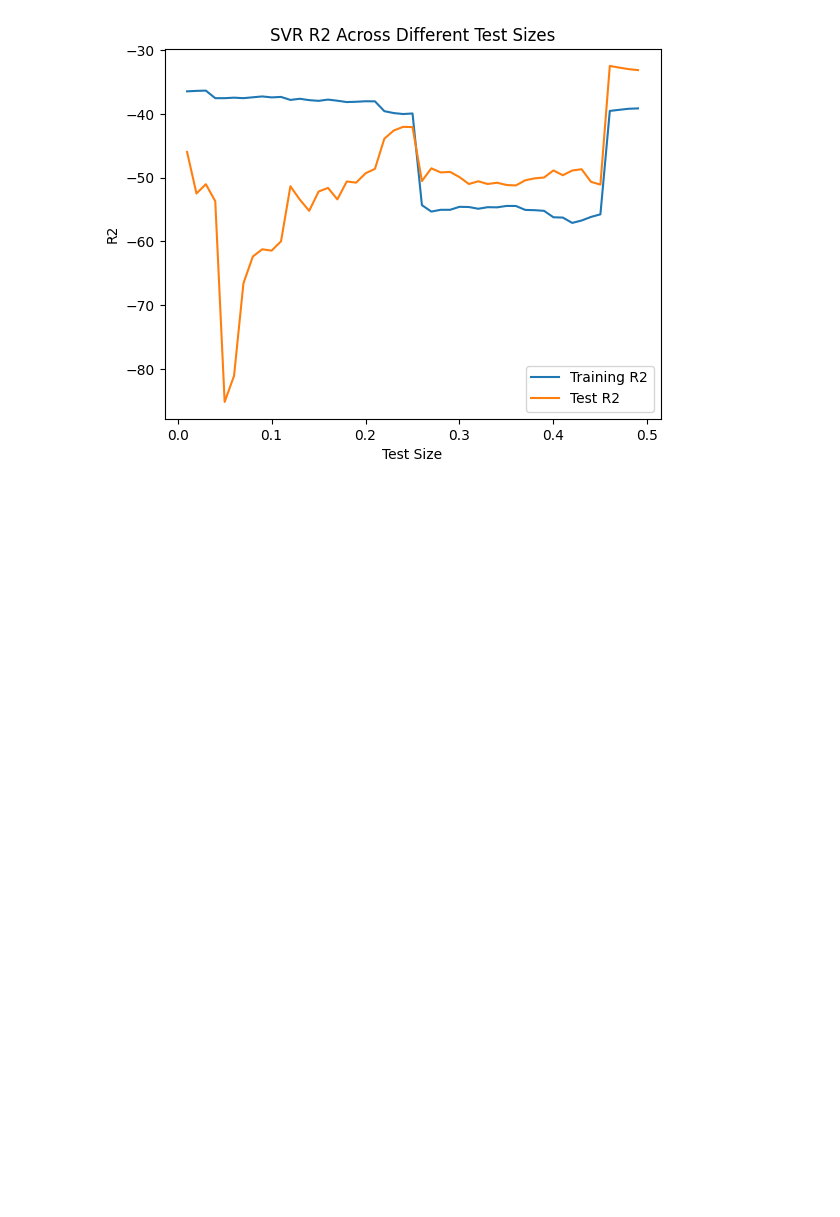
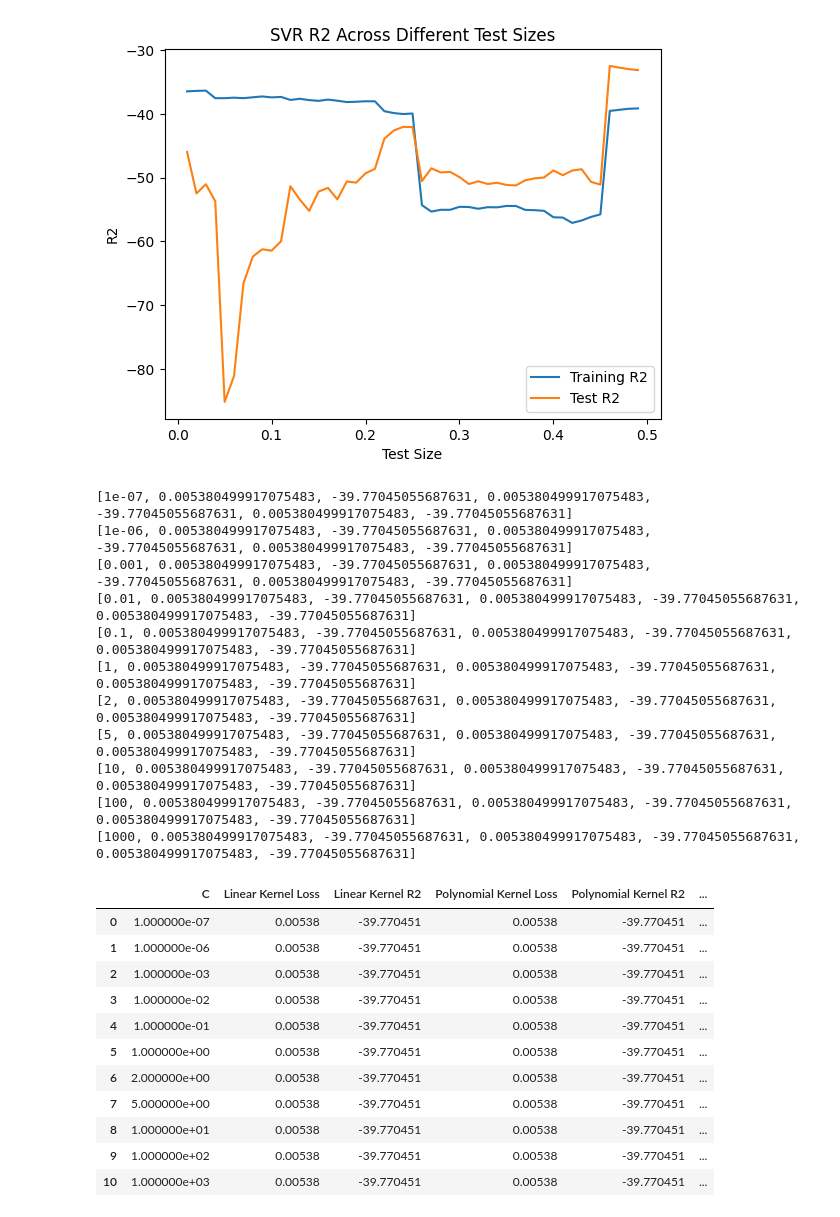
Before and after one commit to NickyDCFP/Machine-Learning-4563-Final-Project, a Jupyter notebook: svr.ipynb, the cells around one changed output. Cells and saved outputs as stored; diff of their text form; code cells hidden in the pictures; blank space fills up the shorter version.

```diff
--- a/svr.ipynb
+++ b/svr.ipynb
@@ -141,3 +141,64 @@ plt.legend()
 plt.show()
 # %% [output]
 [figure]
+# %%
+def try_kernels(X, y, C_arr):
+    kernel_df = pd.DataFrame(columns=['C', 'Linear Kernel Loss', 'Linear Kernel R2', 'Polynomial Kernel Loss', 'Polynomial Kernel R2', 'RBF Kernel Loss', 'RBF Kernel R2'])
+    X_train, X_test, y_train, y_test = train_test_split(X, y, test_size=0.5, random_state=42)
+    scaler = StandardScaler()
+    clf = IsolationForest()
+    clf.fit(X_train)
+    y_p = clf.predict(X_train)
+    X_train = X_train[y_p == 1, :]
+    y_train = y_train[y_p == 1]
+    y_p_test = clf.predict(X_test)
+    X_test = X_test[y_p_test == 1, :]
+    y_test = y_test[y_p_test == 1]
+    X_train_scaled = scaler.fit_transform(X_train)
+    X_test_scaled = scaler.transform(X_test)
+    for i, C in enumerate(C_arr):
+        model_lin = SVR(kernel='linear', C=C)
+        model_poly = SVR(kernel='poly', C=C, degree=3)
+        model_rbf = SVR(kernel='rbf', C=C, gamma=0.1)
+        model_lin.fit(X_train_scaled, y_train)
+        model_poly.fit(X_train_scaled, y_train)
+        model_rbf.fit(X_train_scaled, y_train)
+        y_pred_lin = model_lin.predict(X_test_scaled)
+        y_pred_poly = model_poly.predict(X_test_scaled)
+        y_pred_rbf = model_rbf.predict(X_test_scaled)
+        r2_lin = r2_score(y_test, y_pred_lin)
+        loss_lin = mean_squared_error(y_pred_lin, y_test)
+        r2_poly = r2_score(y_test, y_pred_poly)
+        loss_poly = mean_squared_error(y_pred_poly, y_test)
+        r2_rbf = r2_score( y_test, y_pred_rbf)
+        loss_rbf = mean_squared_error(y_pred_rbf, y_test)
+        kernel_df.loc[i] = [C, loss_lin, r2_lin, loss_poly, r2_poly, loss_rbf, r2_rbf]
+    return kernel_df
+# %%
+C_arr = [1e-7, 1e-6, 1e-3, 0.01, 0.1, 1, 2, 5, 10, 100, 1000]
+kernel_df = try_kernels(X, y, C_arr)
+kernel_df
+# %% [output]
+[1e-07, 0.005380499917075483, -39.77045055687631, 0.005380499917075483, -39.77045055687631, 0.005380499917075483, -39.77045055687631]
+[1e-06, 0.005380499917075483, -39.77045055687631, 0.005380499917075483, -39.77045055687631, 0.005380499917075483, -39.77045055687631]
+[0.001, 0.005380499917075483, -39.77045055687631, 0.005380499917075483, -39.77045055687631, 0.005380499917075483, -39.77045055687631]
+[0.01, 0.005380499917075483, -39.77045055687631, 0.005380499917075483, -39.77045055687631, 0.005380499917075483, -39.77045055687631]
+[0.1, 0.005380499917075483, -39.77045055687631, 0.005380499917075483, -39.77045055687631, 0.005380499917075483, -39.77045055687631]
+[1, 0.005380499917075483, -39.77045055687631, 0.005380499917075483, -39.77045055687631, 0.005380499917075483, -39.77045055687631]
+[2, 0.005380499917075483, -39.77045055687631, 0.005380499917075483, -39.77045055687631, 0.005380499917075483, -39.77045055687631]
+[5, 0.005380499917075483, -39.77045055687631, 0.005380499917075483, -39.77045055687631, 0.005380499917075483, -39.77045055687631]
+[10, 0.005380499917075483, -39.77045055687631, 0.005380499917075483, -39.77045055687631, 0.005380499917075483, -39.77045055687631]
+[100, 0.005380499917075483, -39.77045055687631, 0.005380499917075483, -39.77045055687631, 0.005380499917075483, -39.77045055687631]
+[1000, 0.005380499917075483, -39.77045055687631, 0.005380499917075483, -39.77045055687631, 0.005380499917075483, -39.77045055687631]
+|  | C | Linear Kernel Loss | Linear Kernel R2 | Polynomial Kernel Loss | Polynomial Kernel R2 | ... |
+| 0 | 1.000000e-07 | 0.00538 | -39.770451 | 0.00538 | -39.770451 | ... |
+| 1 | 1.000000e-06 | 0.00538 | -39.770451 | 0.00538 | -39.770451 | ... |
+| 2 | 1.000000e-03 | 0.00538 | -39.770451 | 0.00538 | -39.770451 | ... |
+| 3 | 1.000000e-02 | 0.00538 | -39.770451 | 0.00538 | -39.770451 | ... |
+| 4 | 1.000000e-01 | 0.00538 | -39.770451 | 0.00538 | -39.770451 | ... |
+| 5 | 1.000000e+00 | 0.00538 | -39.770451 | 0.00538 | -39.770451 | ... |
+| 6 | 2.000000e+00 | 0.00538 | -39.770451 | 0.00538 | -39.770451 | ... |
+| 7 | 5.000000e+00 | 0.00538 | -39.770451 | 0.00538 | -39.770451 | ... |
+| 8 | 1.000000e+01 | 0.00538 | -39.770451 | 0.00538 | -39.770451 | ... |
+| 9 | 1.000000e+02 | 0.00538 | -39.770451 | 0.00538 | -39.770451 | ... |
+| 10 | 1.000000e+03 | 0.00538 | -39.770451 | 0.00538 | -39.770451 | ... |
```
Also changed, not shown: parts of 2 cells of this notebook, 1 other file.
